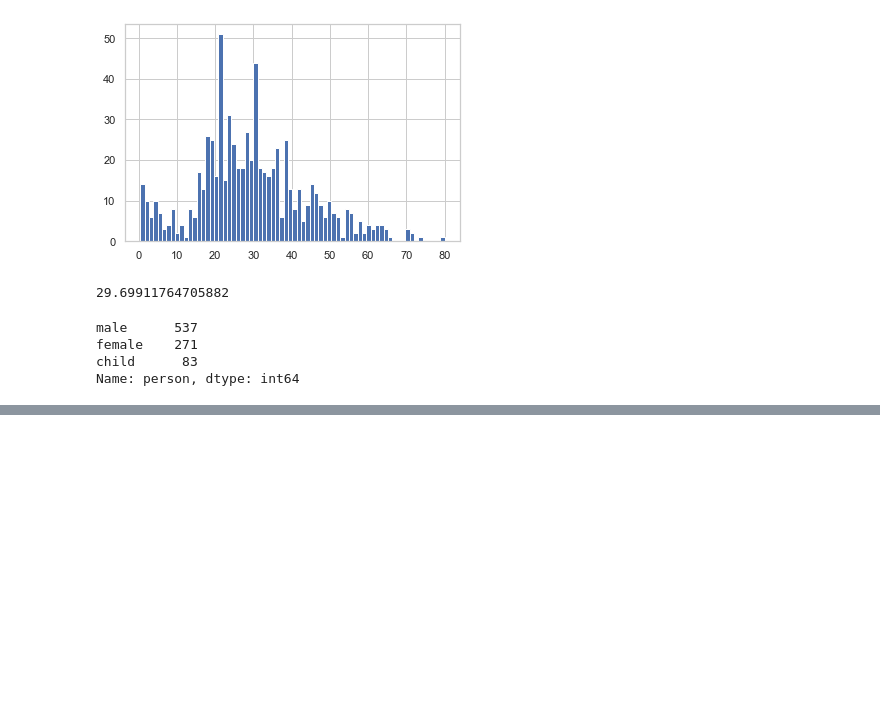
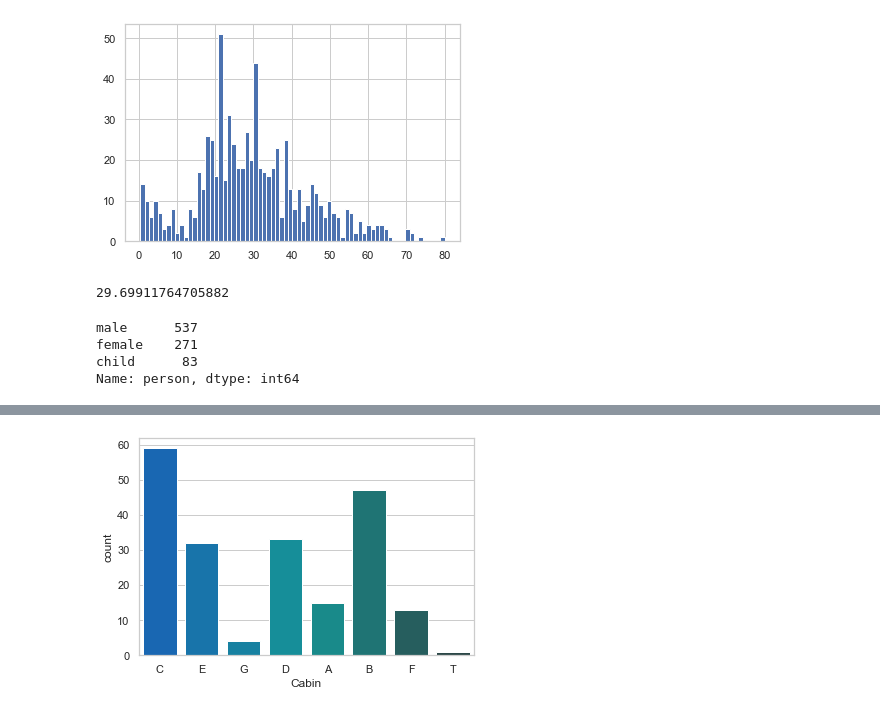
Before and after one commit to jry62/Titanic, a Jupyter notebook: Titanic_Proj.ipynb, the cells around one changed output, grey strips where cells are left out. Drawn from its saved outputs; the diff is of its cells as text; code cells hidden in the pictures; blank space fills up the shorter version.

```diff
--- a/Titanic_Proj.ipynb
+++ b/Titanic_Proj.ipynb
@@ -127,0 +192,2 @@ Name: person, dtype: int64
+# %%
+deck = tdf['Cabin'].dropna()
@@ -127,0 +209,19 @@ Name: person, dtype: int64
+# %%
+# grabbing the first letter of the deck with a for loop
+
+levels=[]
+
+for level in deck:
+    levels.append(level[0])
+
+# creating a df of cabins
+
+cab_df = DataFrame(levels)
+cab_df.columns = ['Cabin']
+
+
+# plotting the number of people in the cabins
+
+sns.countplot(x='Cabin', data=cab_df, palette='winter_d');
+# %% [output]
+[figure, added]
```
Also changed, not shown: parts of 6 cells of this notebook.
